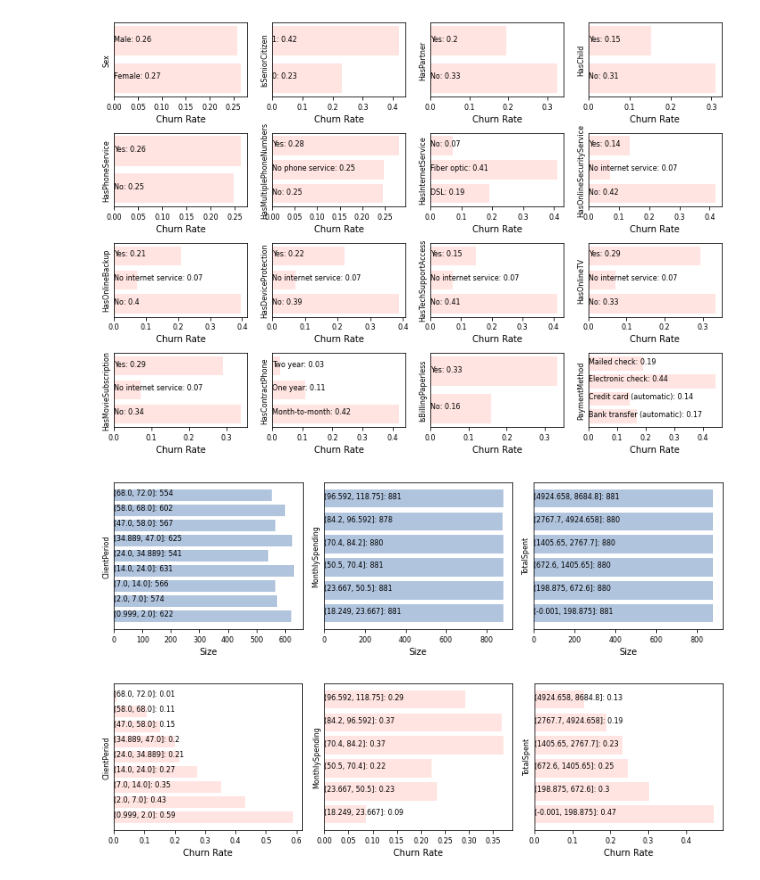
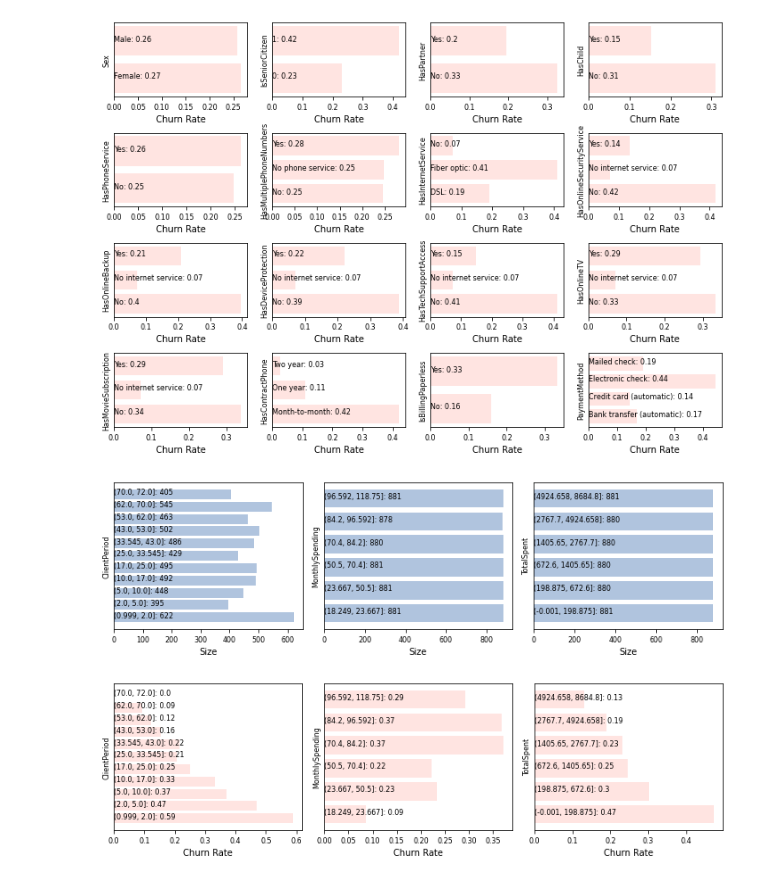
Before and after one commit to MitrofanovDmitry/study, a Jupyter notebook: practice/60 customer churn (dls)/5.ipynb, the cells around one changed output. Cells and saved outputs as stored; diff of their text form; code cells hidden in the pictures.

```diff
--- a/practice/60 customer churn (dls)/5.ipynb
+++ b/practice/60 customer churn (dls)/5.ipynb
@@ -364,21 +362,21 @@ show_cat_report(train_data.copy(), cat_cols, n_cols=4, figsize=(10,7), target='C
 # %%
 # Distribution of numeric variables (cut into bins)
 # And their correlation with the target
 
 data = train_data.copy()
 replace = lambda x: x.replace(0, x.median())
 data['TotalSpent'] = pd.to_numeric(data['TotalSpent'], errors='coerce').fillna(0)
 data.loc[(data['ClientPeriod'] > 69.5) & (data['Churn'] == 1), 'ClientPeriod'] = 0
 # data.loc[(data['TotalSpent'] > 5679.4) & (data['Churn'] == 1), 'TotalSpent'] = 0
 data['ClientPeriod'] = data.groupby('HasContractPhone')['ClientPeriod'].apply(replace)
 # data['TotalSpent'] = data.groupby('HasContractPhone')['TotalSpent'].apply(replace)
 data['MonthlySpending'] = pd.qcut(data['MonthlySpending'], 6)
-data['ClientPeriod'] = pd.qcut(data['ClientPeriod'], 9)
+data['ClientPeriod'] = pd.qcut(data['ClientPeriod'], 11)
 data['TotalSpent'] = pd.qcut(data['TotalSpent'], 6)
 
 cols = ['ClientPeriod','MonthlySpending','TotalSpent']
 show_cat_report(data, cols, n_cols=3, figsize=(10,3))
 show_cat_report(data, cols, n_cols=3, figsize=(10,3), target='Churn')
 # %% [output]
-[figure, old version]
+[figure, new version]
-[figure, old version]
+[figure, new version]
```
Also changed, not shown: parts of 20 cells of this notebook, 5 other files.
